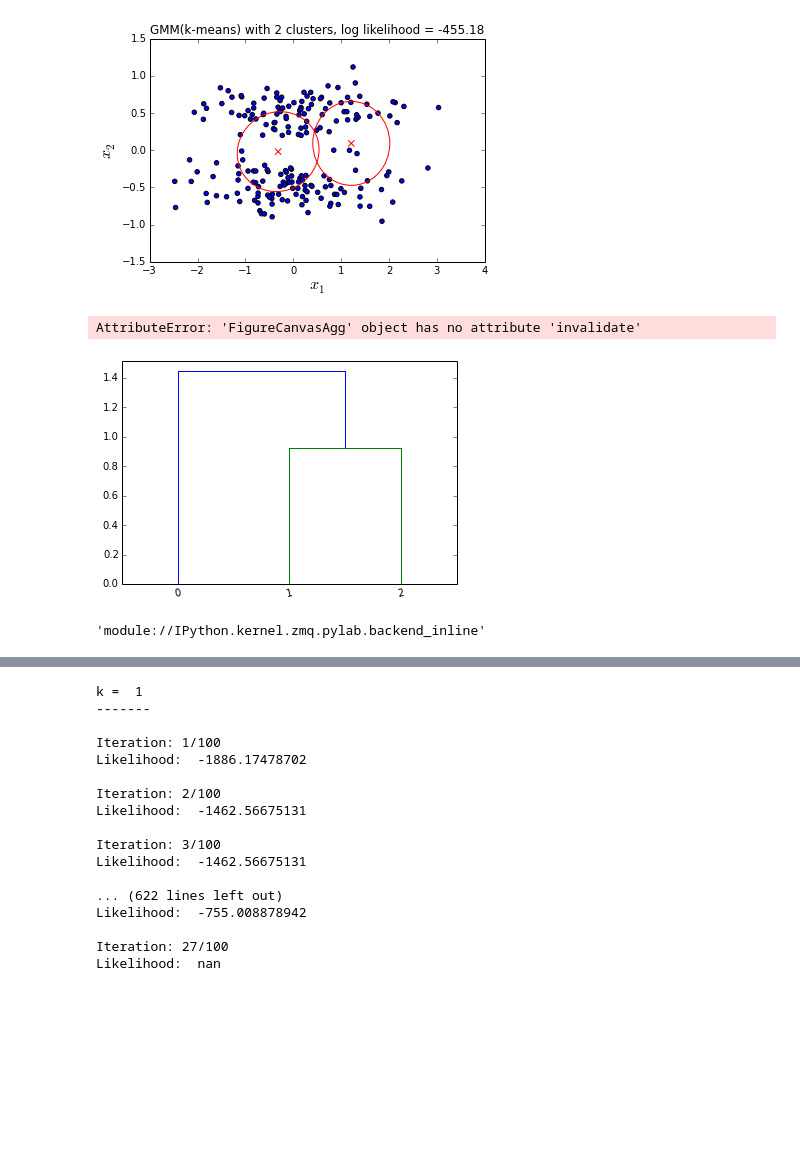
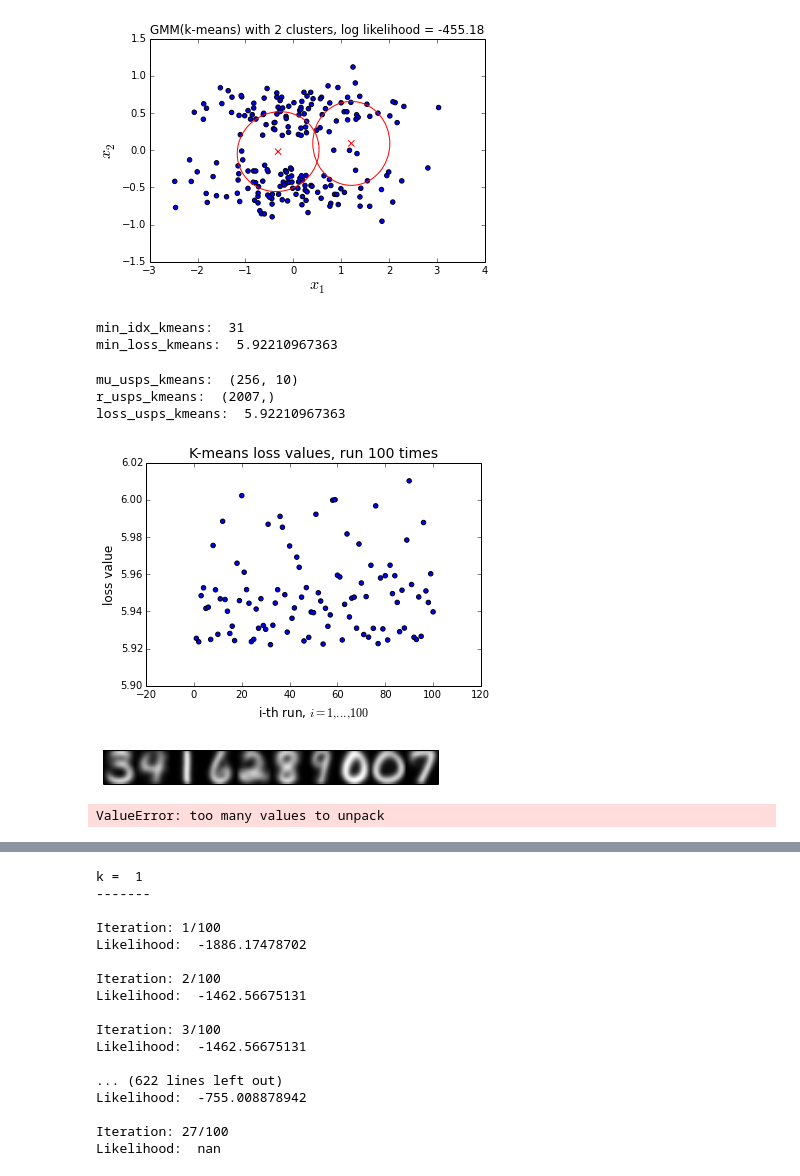
Before and after one commit to philjjoon/Lab-MachineLearning, a Jupyter notebook: ProblemSet-02/ps2_stubs_and_tests/ps2_application.ipynb, the cells around one changed output, grey strips where cells are left out. Drawn from its saved outputs; the diff is of its cells as text; code cells hidden in the pictures; blank space fills up the shorter version.

```diff
--- a/ProblemSet-02/ps2_stubs_and_tests/ps2_application.ipynb
+++ b/ProblemSet-02/ps2_stubs_and_tests/ps2_application.ipynb
@@ -39,3 +91,10 @@ fig.savefig('dataset.png')
 data5.shape:  (2, 500)
 data2.shape:  (2, 200)
 [figure]
+# %%
+usps, labels = load_usps()
+usps_vec, fact = im2vec(usps)
+
+print 'usps.shape: ', usps.shape
+print 'labels.shape: ', labels.shape
+print 'usps_vec.shape: ', usps_vec.shape
@@ -405,24 +468,54 @@ ax.set_ylabel('$x_2$', fontsize=16)
 fig.savefig('2gaussians_gmm_kmeans.png')
 # %% [output]
 [figure]
-# %%
-''' Assignment 6.3: Dendogramm of hierarchical clustering '''
-R_5gaussians_list = []
-kmloss_5gaussians_list = []
-mergeidx_5gaussians_list = []
-#print len(r_kmeans_10_list)
-for i in range(8):
-    R, kmloss, mergeidx = imp.kmeans_agglo(data5, r_kmeans_10_list[i+1])
-    #print 'i: ', i+2
-    #print mergeidx
-    R_5gaussians_list.append(R)
-    kmloss_5gaussians_list.append(kmloss)
-    mergeidx_5gaussians_list.append(mergeidx)
-    imp.agglo_dendro(kmloss, mergeidx)
-# %% [output]
-AttributeError: 'FigureCanvasAgg' object has no attribute 'invalidate'
-[figure, removed]
-# %%
-pl.get_backend(
-# %% [output]
-'module://IPython.kernel.zmq.pylab.backend_inline'
+# %%
+loss_usps_kmeans_list = np.zeros(100)
+r_usps_kmeans_list = []
+mu_usps_kmeans_list = []
+for i in range(100):
+    mu, r, loss = imp.kmeans(usps_vec, k=10)
+    loss_usps_kmeans_list[i] = loss
+    mu_usps_kmeans_list.append(mu)
+    r_usps_kmeans_list.append(r)
+
+min_idx_usps_kmeans = np.argmin(loss_usps_kmeans_list)
+print 'min_idx_kmeans: ', min_idx_usps_kmeans
+print 'min_loss_kmeans: ', loss_usps_kmeans_list[min_idx_usps_kmeans]
+# %% [output]
+min_idx_kmeans:  31
+min_loss_kmeans:  5.92210967363
+# %%
+print 'mu_usps_kmeans: ', mu_usps_kmeans_list[min_idx_usps_kmeans].shape
+print 'r_usps_kmeans: ', r_usps_kmeans_list[min_idx_usps_kmeans].shape
+print 'loss_usps_kmeans: ', loss_usps_kmeans_list[min_idx_usps_kmeans]
+# %% [output]
+mu_usps_kmeans:  (256, 10)
+r_usps_kmeans:  (2007,)
+loss_usps_kmeans:  5.92210967363
+# %%
+fig = pl.figure()
+ax = fig.add_subplot(111)
+ax.scatter(range(1,101), loss_usps_kmeans_list)
+ax.set_title('K-means loss values, run 100 times', fontsize=14)
+ax.set_xlabel('i-th run, $i = 1, ..., 100$', fontsize=12)
+ax.set_ylabel('loss value', fontsize=12)
+
+fig.savefig('lossvalues_usps_kmeans.png')
+# %% [output]
+[figure, added]
+# %%
+mu_usps_kmeans = mu_usps_kmeans_list[min_idx_usps_kmeans]
+r_usps_kmeans = r_usps_kmeans_list[min_idx_usps_kmeans]
+
+mu_usps_images = vec2im(mu_usps_kmeans, (16,16))
+
+fig = pl.figure()
+ax = fig.add_subplot(111)
+visualize_data(ax, mu_usps_images, subs=(1,10))
+fig.savefig('usps_kmeans.png')
+# %% [output]
+[figure, added]
+# %%
+R_usps_kmeans, kmloss_usps_kmeans, mergeidx_usps_kmeans = imp.kmeans_agglo(usps_vec, r_usps_kmeans)
+# %% [output]
+ValueError: too many values to unpack
```
Also changed, not shown: parts of 10 cells of this notebook, 33 other files.
